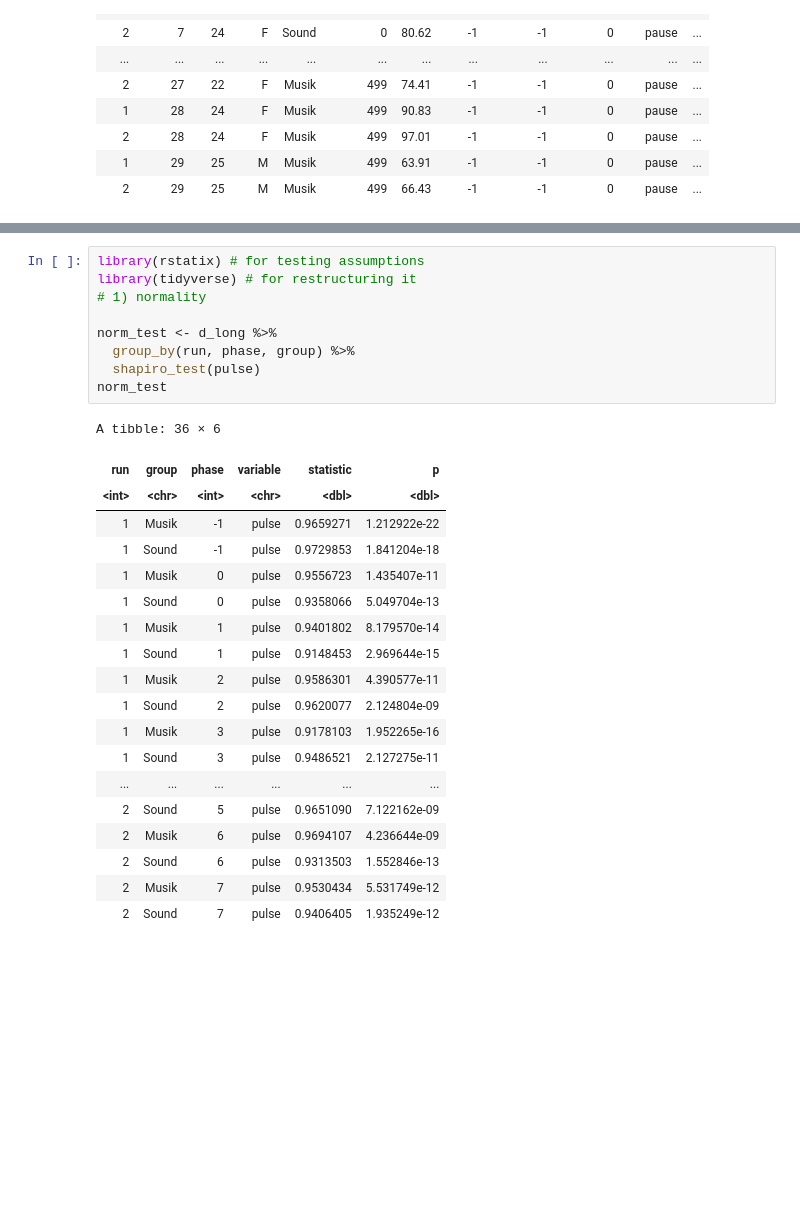
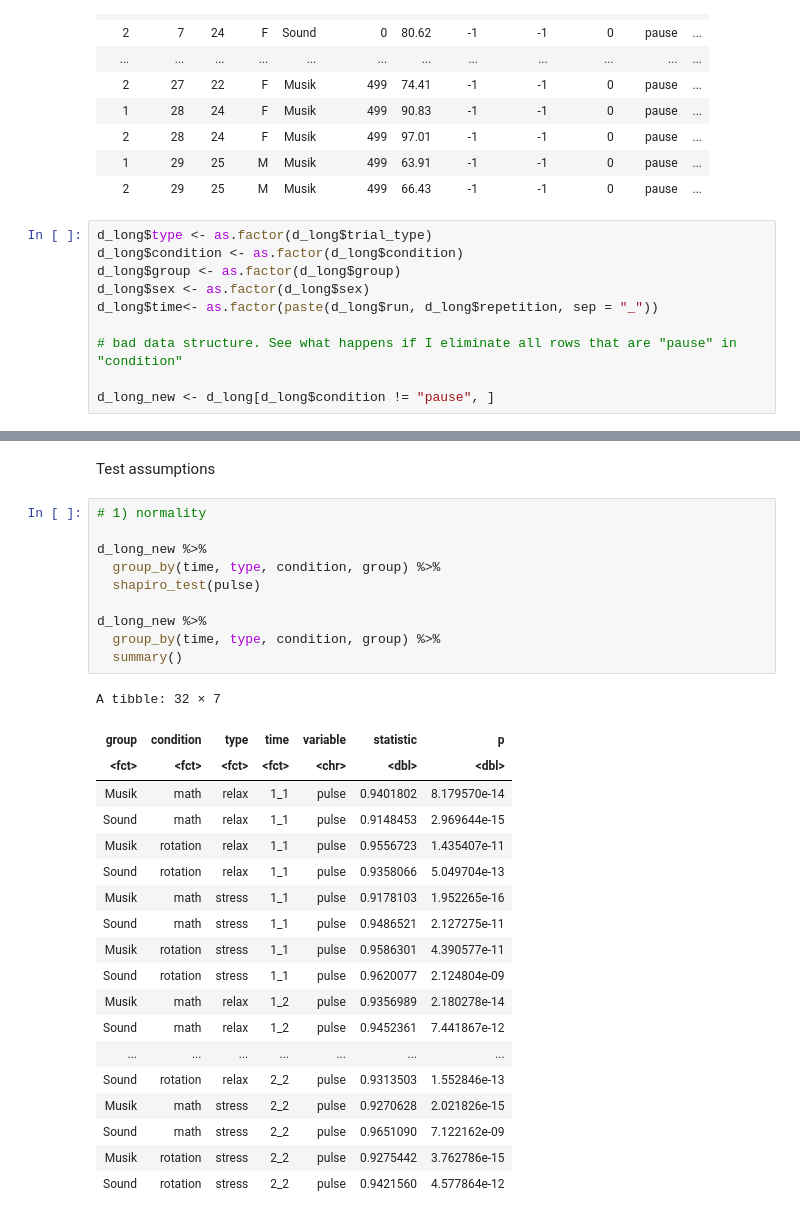
Before and after one commit to C0C0AN/MD_thesis_JanOttoHeiland, a Jupyter notebook: script/PulsStatistic.ipynb, the cells around one changed output, grey strips where cells are left out. Saved outputs shown, nothing was run; the diff lists cells and outputs as text; blank space fills up the shorter version.

```diff
--- a/script/PulsStatistic.ipynb
+++ b/script/PulsStatistic.ipynb
@@ -22,3 +29,13 @@ A data.frame: 24000 × 12
 | 2 | 28 | 24 | F | Musik | 499 | 97.01 | -1 | -1 | 0 | pause | ... |
 | 1 | 29 | 25 | M | Musik | 499 | 63.91 | -1 | -1 | 0 | pause | ... |
 | 2 | 29 | 25 | M | Musik | 499 | 66.43 | -1 | -1 | 0 | pause | ... |
+# %%
+d_long$type <- as.factor(d_long$trial_type)
+d_long$condition <- as.factor(d_long$condition)
+d_long$group <- as.factor(d_long$group)
+d_long$sex <- as.factor(d_long$sex)
+d_long$time<- as.factor(paste(d_long$run, d_long$repetition, sep = "_"))
+
+# bad data structure. See what happens if I eliminate all rows that are "pause" in "condition"
+
+d_long_new <- d_long[d_long$condition != "pause", ]
@@ -25,29 +74,32 @@ A data.frame: 24000 × 12
+# %% [markdown]
+Test assumptions
 # %%
-library(rstatix) # for testing assumptions
-library(tidyverse) # for restructuring it
 # 1) normality
 
-norm_test <- d_long %>%
-  group_by(run, phase, group) %>%
+d_long_new %>%
+  group_by(time, type, condition, group) %>%
   shapiro_test(pulse)
-norm_test
+
+d_long_new %>%
+  group_by(time, type, condition, group) %>%
+  summary()
 # %% [output]
-A tibble: 36 × 6
+A tibble: 32 × 7
-| run | group | phase | variable | statistic | p |
-| <int> | <chr> | <int> | <chr> | <dbl> | <dbl> |
-| 1 | Musik | -1 | pulse | 0.9659271 | 1.212922e-22 |
-| 1 | Sound | -1 | pulse | 0.9729853 | 1.841204e-18 |
-| 1 | Musik | 0 | pulse | 0.9556723 | 1.435407e-11 |
-| 1 | Sound | 0 | pulse | 0.9358066 | 5.049704e-13 |
-| 1 | Musik | 1 | pulse | 0.9401802 | 8.179570e-14 |
-| 1 | Sound | 1 | pulse | 0.9148453 | 2.969644e-15 |
-| 1 | Musik | 2 | pulse | 0.9586301 | 4.390577e-11 |
-| 1 | Sound | 2 | pulse | 0.9620077 | 2.124804e-09 |
-| 1 | Musik | 3 | pulse | 0.9178103 | 1.952265e-16 |
-| 1 | Sound | 3 | pulse | 0.9486521 | 2.127275e-11 |
-| ... | ... | ... | ... | ... | ... |
-| 2 | Sound | 5 | pulse | 0.9651090 | 7.122162e-09 |
-| 2 | Musik | 6 | pulse | 0.9694107 | 4.236644e-09 |
-| 2 | Sound | 6 | pulse | 0.9313503 | 1.552846e-13 |
-| 2 | Musik | 7 | pulse | 0.9530434 | 5.531749e-12 |
-| 2 | Sound | 7 | pulse | 0.9406405 | 1.935249e-12 |
+| group | condition | type | time | variable | statistic | p |
+| <fct> | <fct> | <fct> | <fct> | <chr> | <dbl> | <dbl> |
+| Musik | math | relax | 1_1 | pulse | 0.9401802 | 8.179570e-14 |
+| Sound | math | relax | 1_1 | pulse | 0.9148453 | 2.969644e-15 |
+| Musik | rotation | relax | 1_1 | pulse | 0.9556723 | 1.435407e-11 |
+| Sound | rotation | relax | 1_1 | pulse | 0.9358066 | 5.049704e-13 |
+| Musik | math | stress | 1_1 | pulse | 0.9178103 | 1.952265e-16 |
+| Sound | math | stress | 1_1 | pulse | 0.9486521 | 2.127275e-11 |
+| Musik | rotation | stress | 1_1 | pulse | 0.9586301 | 4.390577e-11 |
+| Sound | rotation | stress | 1_1 | pulse | 0.9620077 | 2.124804e-09 |
+| Musik | math | relax | 1_2 | pulse | 0.9356989 | 2.180278e-14 |
+| Sound | math | relax | 1_2 | pulse | 0.9452361 | 7.441867e-12 |
+| ... | ... | ... | ... | ... | ... | ... |
+| Sound | rotation | relax | 2_2 | pulse | 0.9313503 | 1.552846e-13 |
+| Musik | math | stress | 2_2 | pulse | 0.9270628 | 2.021826e-15 |
+| Sound | math | stress | 2_2 | pulse | 0.9651090 | 7.122162e-09 |
+| Musik | rotation | stress | 2_2 | pulse | 0.9275442 | 3.762786e-15 |
+| Sound | rotation | stress | 2_2 | pulse | 0.9421560 | 4.577864e-12 |
```
Also changed, not shown: parts of 15 cells of this notebook.
